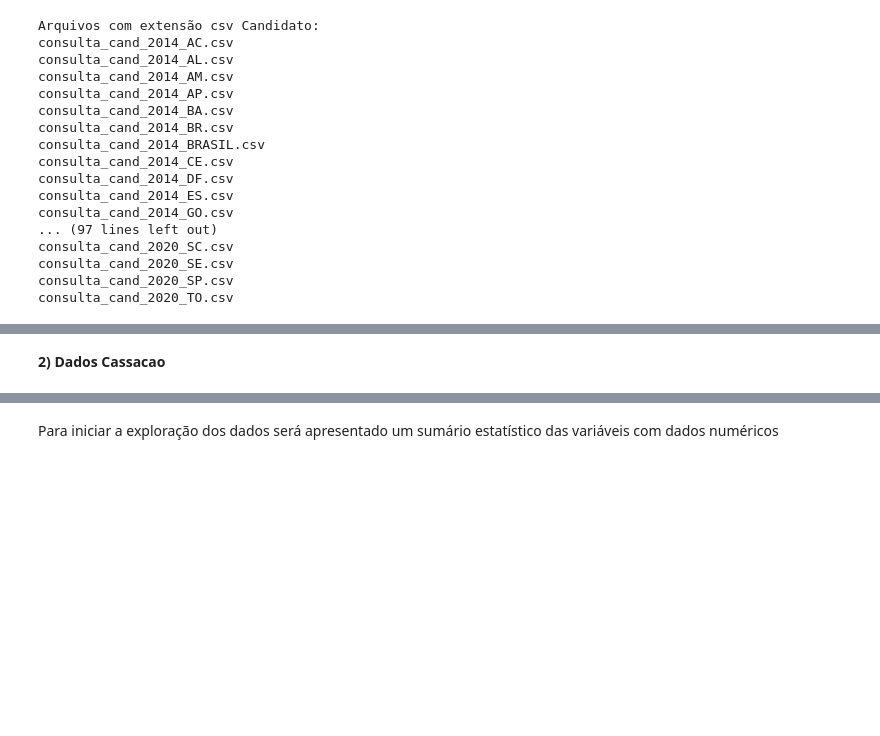
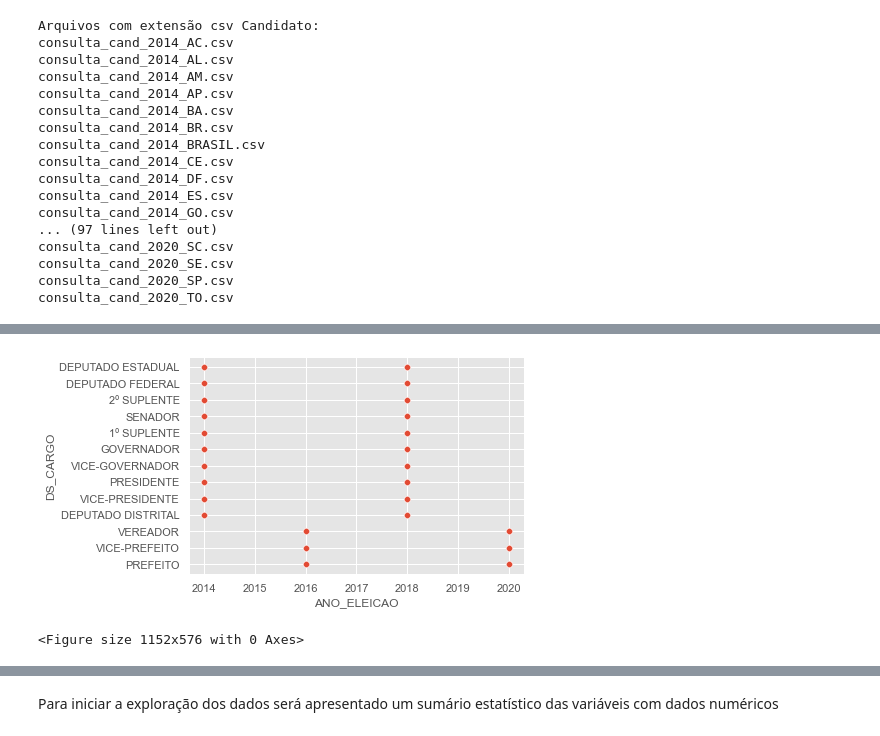
Before and after one commit to wendercorrea/projetoFinalPuc, a Jupyter notebook: WENDER_CORREA.ipynb, the cells around one changed output, grey strips where cells are left out. Drawn from its saved outputs; the diff is of its cells as text; code cells hidden in the pictures; blank space fills up the shorter version.

```diff
--- a/WENDER_CORREA.ipynb
+++ b/WENDER_CORREA.ipynb
@@ -132,2 +201,7 @@ plt.hist(x = data_frame['ANO_ELEICAO'] )
-# %% [markdown]
-<b>2) Dados Cassacao</b>
+# %%
+res = sns.scatterplot(x=data_frame['ANO_ELEICAO'],y=data_frame['DS_CARGO'])
+fig = plt.figure(figsize=(16,8))
+plt.show()
+# %% [output]
+[figure, added]
+<Figure size 1152x576 with 0 Axes>
```
Also changed, not shown: parts of 208 cells of this notebook, 1 other file.
